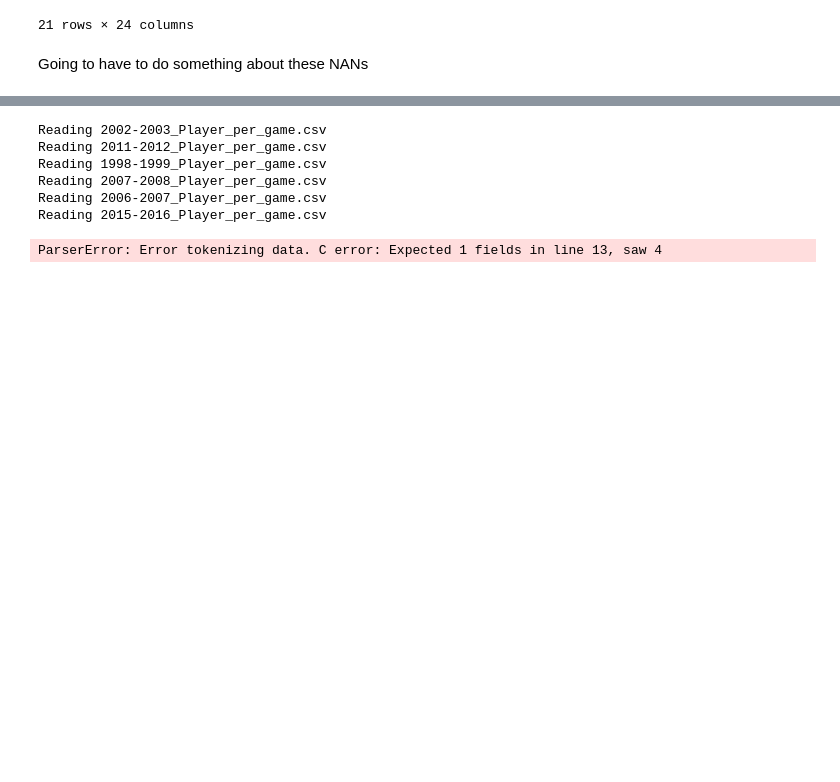
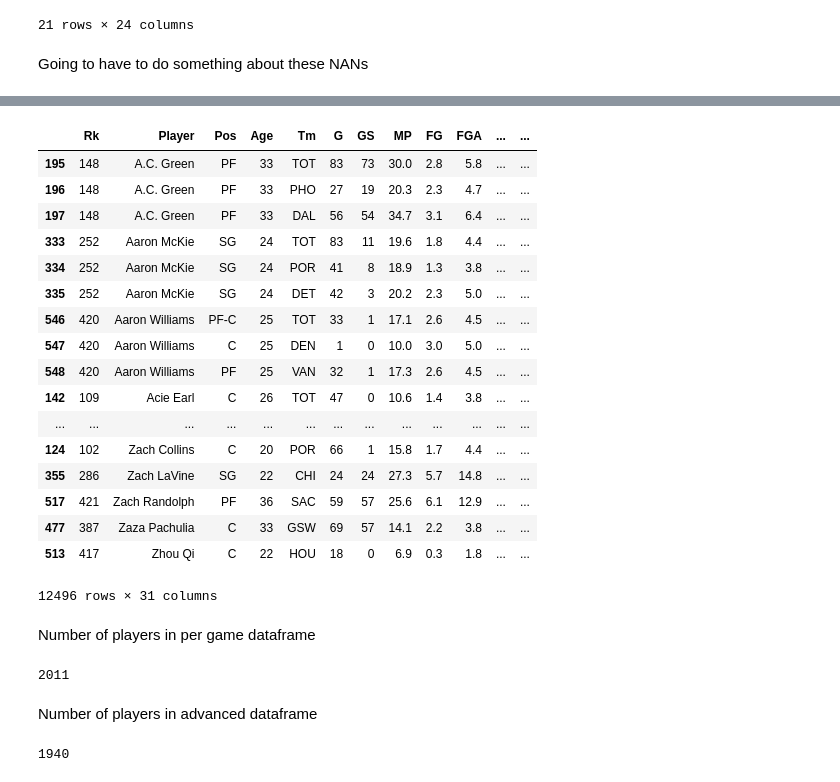
Before and after one commit to KirkAVoss/kv-capstone, a Jupyter notebook: NBAwinshare/notebooks/EDA_and_read_in_functionality.ipynb, the cells around one changed output, grey strips where cells are left out. Cells and saved outputs as stored; diff of their text form; code cells hidden in the pictures; blank space fills up the shorter version.

Commit message:
Fixed sorting, doing some EDA, replaced bad files with working files (per game)

```diff
--- a/NBAwinshare/notebooks/EDA_and_read_in_functionality.ipynb
+++ b/NBAwinshare/notebooks/EDA_and_read_in_functionality.ipynb
@@ -175,12 +175,13 @@ def read_all_pergame(pathtodir):
     files = listdir(pathtodir)
     #print(files)
     #get a list of dataframes, one for every file
-    for file in files:
-        print('Reading',file)
-        df = read_pergame_season_stats(pathtodir + '/' + file)
-    #dataframes = [read_pergame_season_stats(pathtodir + '/' + file) for file in files]
+    #Had some bad data, so had to troubleshoot, seems to be working now after fixing some of the csvs
+    #for file in files:
+    #    print('Reading',file)
+    #    df = read_pergame_season_stats(pathtodir + '/' + file)
+    dataframes = [read_pergame_season_stats(pathtodir + '/' + file) for file in files]
     #assemble the dataframes together, and return them.
-    #return pd.concat(dataframes)
+    return pd.concat(dataframes).sort_values(['Season', 'Player'], ascending=[True, True])
 # %%
 advanced = read_all_advanced('../data/advanced')
 # %%
@@ -228,12 +229,37 @@ Season    11922 non-null int64
 dtypes: float64(20), int64(5), object(3)
 memory usage: 2.6+ MB
 # %%
-read_all_pergame('../data/per_game')
+pergame = read_all_pergame('../data/per_game')
-# %% [output]
-Reading 2002-2003_Player_per_game.csv
-Reading 2011-2012_Player_per_game.csv
-Reading 1998-1999_Player_per_game.csv
-Reading 2007-2008_Player_per_game.csv
-Reading 2006-2007_Player_per_game.csv
-Reading 2015-2016_Player_per_game.csv
-ParserError: Error tokenizing data. C error: Expected 1 fields in line 13, saw 4
+# %%
+pergame
+# %% [output]
+|  | Rk | Player | Pos | Age | Tm | G | GS | MP | FG | FGA | ... | ... |
+| 195 | 148 | A.C. Green | PF | 33 | TOT | 83 | 73 | 30.0 | 2.8 | 5.8 | ... | ... |
+| 196 | 148 | A.C. Green | PF | 33 | PHO | 27 | 19 | 20.3 | 2.3 | 4.7 | ... | ... |
+| 197 | 148 | A.C. Green | PF | 33 | DAL | 56 | 54 | 34.7 | 3.1 | 6.4 | ... | ... |
+| 333 | 252 | Aaron McKie | SG | 24 | TOT | 83 | 11 | 19.6 | 1.8 | 4.4 | ... | ... |
+| 334 | 252 | Aaron McKie | SG | 24 | POR | 41 | 8 | 18.9 | 1.3 | 3.8 | ... | ... |
+| 335 | 252 | Aaron McKie | SG | 24 | DET | 42 | 3 | 20.2 | 2.3 | 5.0 | ... | ... |
+| 546 | 420 | Aaron Williams | PF-C | 25 | TOT | 33 | 1 | 17.1 | 2.6 | 4.5 | ... | ... |
+| 547 | 420 | Aaron Williams | C | 25 | DEN | 1 | 0 | 10.0 | 3.0 | 5.0 | ... | ... |
+| 548 | 420 | Aaron Williams | PF | 25 | VAN | 32 | 1 | 17.3 | 2.6 | 4.5 | ... | ... |
+| 142 | 109 | Acie Earl | C | 26 | TOT | 47 | 0 | 10.6 | 1.4 | 3.8 | ... | ... |
+| ... | ... | ... | ... | ... | ... | ... | ... | ... | ... | ... | ... | ... |
+| 124 | 102 | Zach Collins | C | 20 | POR | 66 | 1 | 15.8 | 1.7 | 4.4 | ... | ... |
+| 355 | 286 | Zach LaVine | SG | 22 | CHI | 24 | 24 | 27.3 | 5.7 | 14.8 | ... | ... |
+| 517 | 421 | Zach Randolph | PF | 36 | SAC | 59 | 57 | 25.6 | 6.1 | 12.9 | ... | ... |
+| 477 | 387 | Zaza Pachulia | C | 33 | GSW | 69 | 57 | 14.1 | 2.2 | 3.8 | ... | ... |
+| 513 | 417 | Zhou Qi | C | 22 | HOU | 18 | 0 | 6.9 | 0.3 | 1.8 | ... | ... |
+12496 rows × 31 columns
+# %% [markdown]
+Number of  players in per game dataframe
+# %%
+len(pergame['Player'].unique())
+# %% [output]
+2011
+# %% [markdown]
+Number of players in advanced dataframe
+# %%
+len(advanced['Player'].unique())
+# %% [output]
+1940
```
Also changed, not shown: parts of 14 cells of this notebook, 3 other files.
